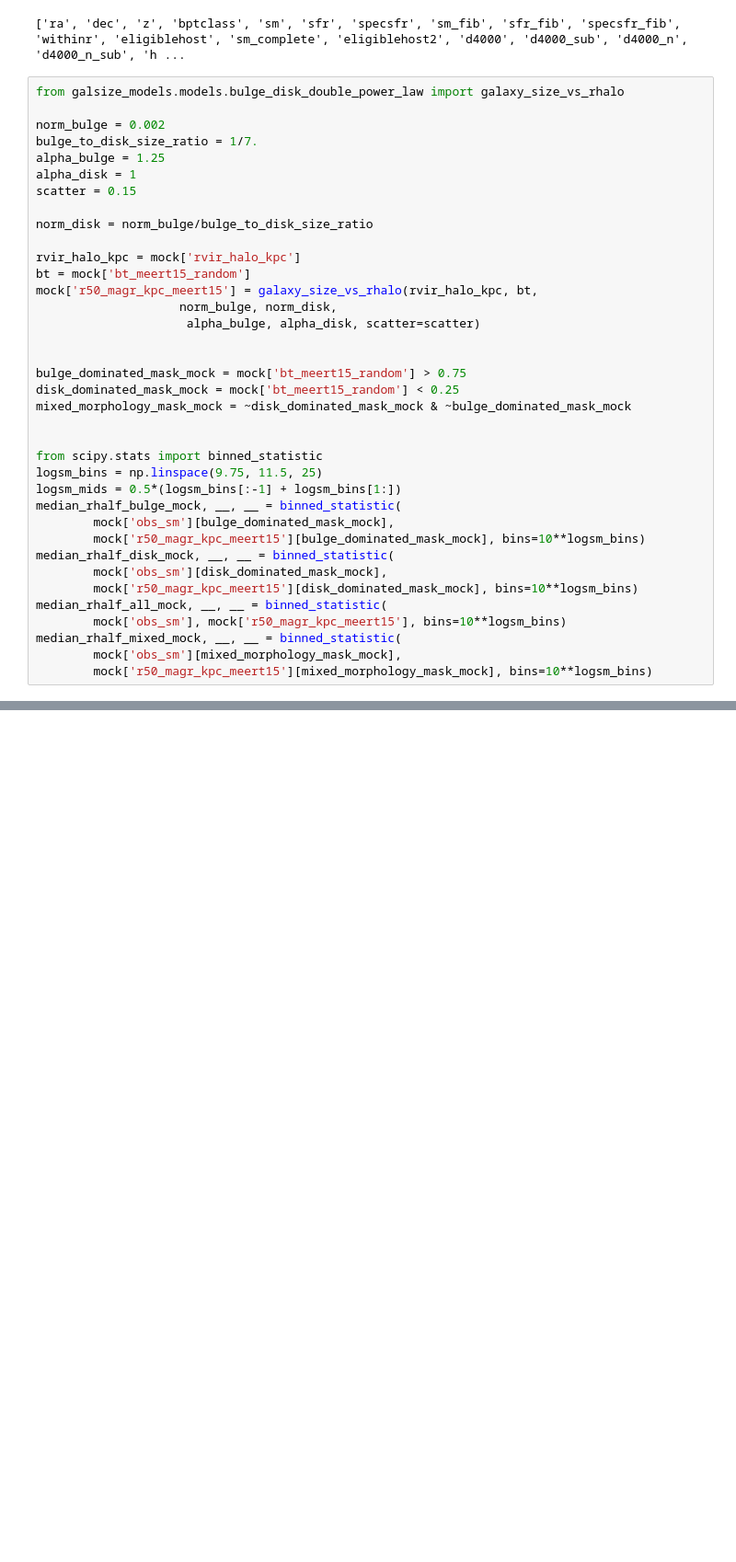
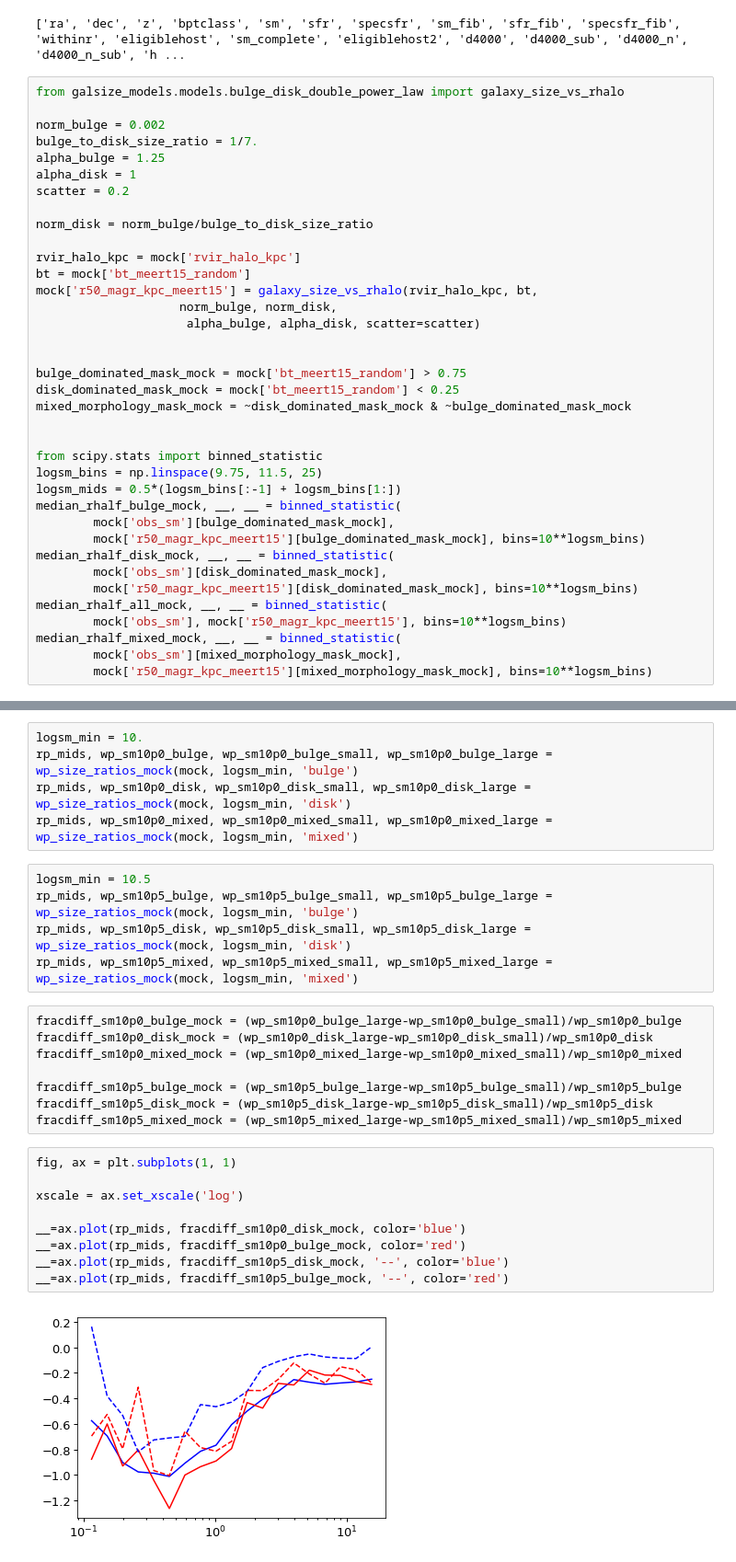
Before and after one commit to aphearin/galsize_models, a Jupyter notebook: notebooks/size_vs_stellar_mass_sdss_vs_model.ipynb, the cells around one changed output, grey strips where cells are left out. Shown at 92% size. Cells and saved outputs as stored; diff of their text form; blank space fills up the shorter version.

Commit message:
Updated new notebook showing clustering ratios comparing model to data

```diff
--- a/notebooks/size_vs_stellar_mass_sdss_vs_model.ipynb
+++ b/notebooks/size_vs_stellar_mass_sdss_vs_model.ipynb
@@ -26,7 +26,7 @@ norm_bulge = 0.002
 bulge_to_disk_size_ratio = 1/7.
 alpha_bulge = 1.25
 alpha_disk = 1
-scatter = 0.15
+scatter = 0.2
 
 norm_disk = norm_bulge/bulge_to_disk_size_ratio
 
@@ -112,0 +117,29 @@ fig.savefig(figname, bbox_extra_artists=[xlabel3, ylabel1], bbox_inches='tight')
+# %%
+logsm_min = 10.
+rp_mids, wp_sm10p0_bulge, wp_sm10p0_bulge_small, wp_sm10p0_bulge_large = wp_size_ratios_mock(mock, logsm_min, 'bulge')
+rp_mids, wp_sm10p0_disk, wp_sm10p0_disk_small, wp_sm10p0_disk_large = wp_size_ratios_mock(mock, logsm_min, 'disk')
+rp_mids, wp_sm10p0_mixed, wp_sm10p0_mixed_small, wp_sm10p0_mixed_large = wp_size_ratios_mock(mock, logsm_min, 'mixed')
+# %%
+logsm_min = 10.5
+rp_mids, wp_sm10p5_bulge, wp_sm10p5_bulge_small, wp_sm10p5_bulge_large = wp_size_ratios_mock(mock, logsm_min, 'bulge')
+rp_mids, wp_sm10p5_disk, wp_sm10p5_disk_small, wp_sm10p5_disk_large = wp_size_ratios_mock(mock, logsm_min, 'disk')
+rp_mids, wp_sm10p5_mixed, wp_sm10p5_mixed_small, wp_sm10p5_mixed_large = wp_size_ratios_mock(mock, logsm_min, 'mixed')
+# %%
+fracdiff_sm10p0_bulge_mock = (wp_sm10p0_bulge_large-wp_sm10p0_bulge_small)/wp_sm10p0_bulge
+fracdiff_sm10p0_disk_mock = (wp_sm10p0_disk_large-wp_sm10p0_disk_small)/wp_sm10p0_disk
+fracdiff_sm10p0_mixed_mock = (wp_sm10p0_mixed_large-wp_sm10p0_mixed_small)/wp_sm10p0_mixed
+
+fracdiff_sm10p5_bulge_mock = (wp_sm10p5_bulge_large-wp_sm10p5_bulge_small)/wp_sm10p5_bulge
+fracdiff_sm10p5_disk_mock = (wp_sm10p5_disk_large-wp_sm10p5_disk_small)/wp_sm10p5_disk
+fracdiff_sm10p5_mixed_mock = (wp_sm10p5_mixed_large-wp_sm10p5_mixed_small)/wp_sm10p5_mixed
+# %%
+fig, ax = plt.subplots(1, 1)
+
+xscale = ax.set_xscale('log')
+
+__=ax.plot(rp_mids, fracdiff_sm10p0_disk_mock, color='blue')
+__=ax.plot(rp_mids, fracdiff_sm10p0_bulge_mock, color='red')
+__=ax.plot(rp_mids, fracdiff_sm10p5_disk_mock, '--', color='blue')
+__=ax.plot(rp_mids, fracdiff_sm10p5_bulge_mock, '--', color='red')
+# %% [output]
+[figure, added]
```
Also changed, not shown: parts of 6 cells of this notebook, 3 other files.
